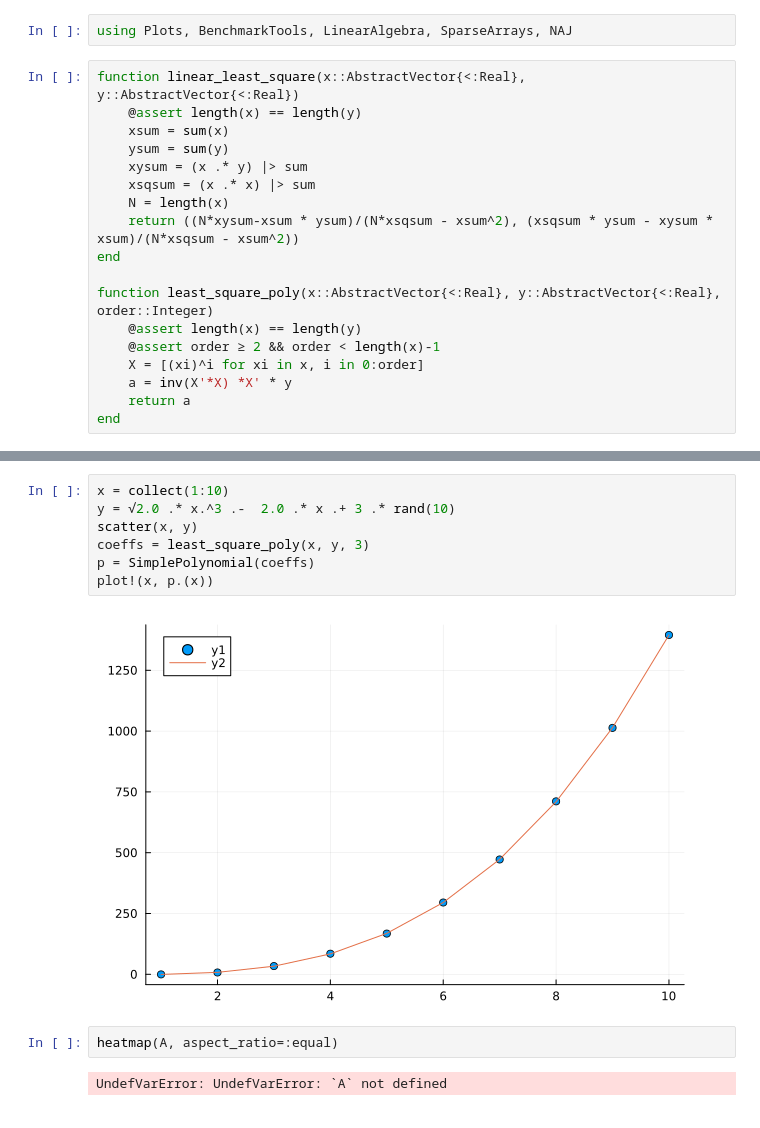
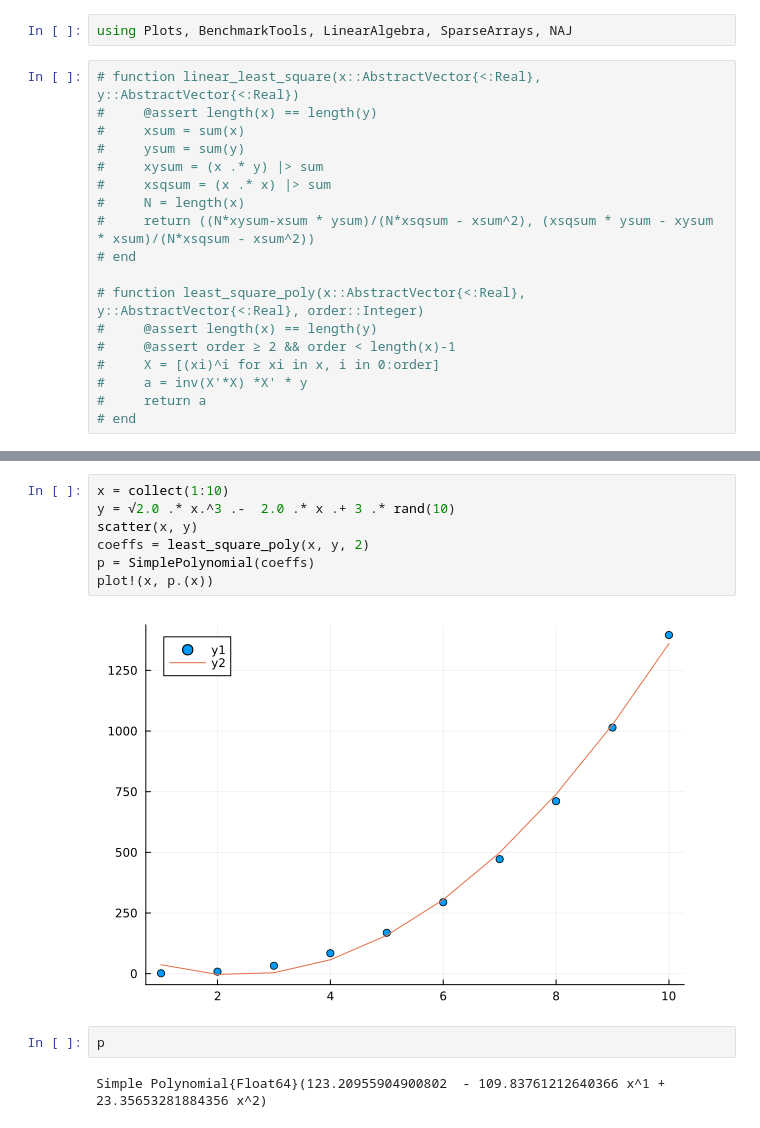
Before and after one commit to Julia-KAERI/Julia-kaeri.github.io, a Jupyter notebook: src/numerical_analysis_using_julia/ch13_approximations/approx.ipynb, the cells around one changed output, grey strips where cells are left out. Cells and saved outputs as stored; diff of their text form.

```diff
--- a/src/numerical_analysis_using_julia/ch13_approximations/approx.ipynb
+++ b/src/numerical_analysis_using_julia/ch13_approximations/approx.ipynb
@@ -1,20 +1,20 @@
 # %%
 using Plots, BenchmarkTools, LinearAlgebra, SparseArrays, NAJ
 # %%
-function linear_least_square(x::AbstractVector{<:Real}, y::AbstractVector{<:Real})
-    @assert length(x) == length(y)
-    xsum = sum(x)
-    ysum = sum(y)
-    xysum = (x .* y) |> sum
-    xsqsum = (x .* x) |> sum
-    N = length(x)
-    return ((N*xysum-xsum * ysum)/(N*xsqsum - xsum^2), (xsqsum * ysum - xysum * xsum)/(N*xsqsum - xsum^2))
-end
+# function linear_least_square(x::AbstractVector{<:Real}, y::AbstractVector{<:Real})
+#     @assert length(x) == length(y)
+#     xsum = sum(x)
+#     ysum = sum(y)
+#     xysum = (x .* y) |> sum
+#     xsqsum = (x .* x) |> sum
+#     N = length(x)
+#     return ((N*xysum-xsum * ysum)/(N*xsqsum - xsum^2), (xsqsum * ysum - xysum * xsum)/(N*xsqsum - xsum^2))
+# end
 
-function least_square_poly(x::AbstractVector{<:Real}, y::AbstractVector{<:Real}, order::Integer)
-    @assert length(x) == length(y)
-    @assert order ≥ 2 && order < length(x)-1
-    X = [(xi)^i for xi in x, i in 0:order]
-    a = inv(X'*X) *X' * y
-    return a
-end
+# function least_square_poly(x::AbstractVector{<:Real}, y::AbstractVector{<:Real}, order::Integer)
+#     @assert length(x) == length(y)
+#     @assert order ≥ 2 && order < length(x)-1
+#     X = [(xi)^i for xi in x, i in 0:order]
+#     a = inv(X'*X) *X' * y
+#     return a
+# end
@@ -31,13 +32,13 @@ plot!(x, a.*x .+ b)
 # %%
 x = collect(1:10)
 y = √2.0 .* x.^3 .-  2.0 .* x .+ 3 .* rand(10)
 scatter(x, y)
-coeffs = least_square_poly(x, y, 3)
+coeffs = least_square_poly(x, y, 2)
 p = SimplePolynomial(coeffs)
 plot!(x, p.(x))
 # %% [output]
-[figure, old version]
+[figure, new version]
-# %%
-heatmap(A, aspect_ratio=:equal)
-# %% [output]
-UndefVarError: UndefVarError: `A` not defined
+# %%
+p
+# %% [output]
+Simple Polynomial{Float64}(123.20955904900802  - 109.83761212640366 x^1 + 23.35653281884356 x^2)
```
Also changed, not shown: parts of 2 cells of this notebook, 26 other files.
